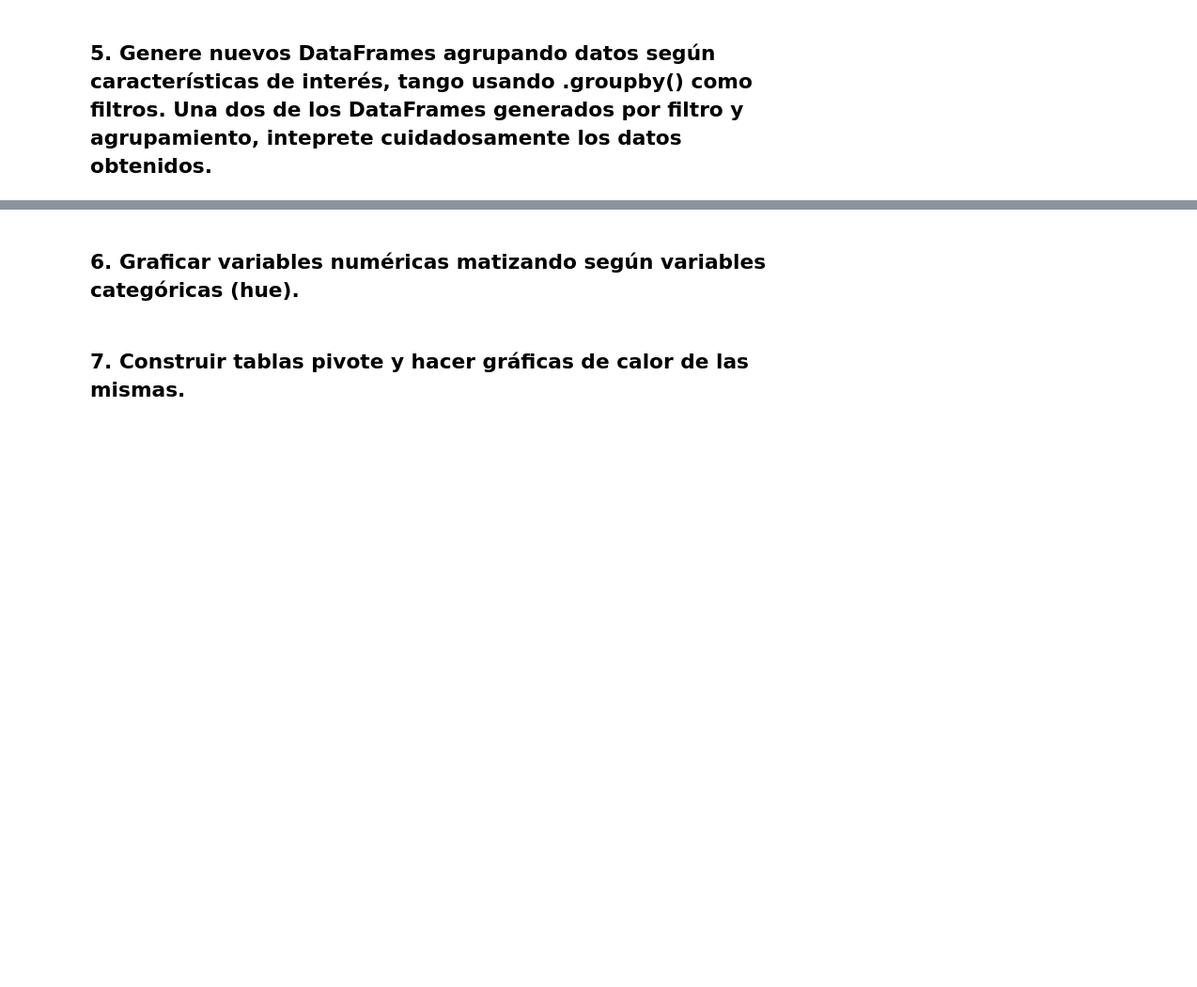
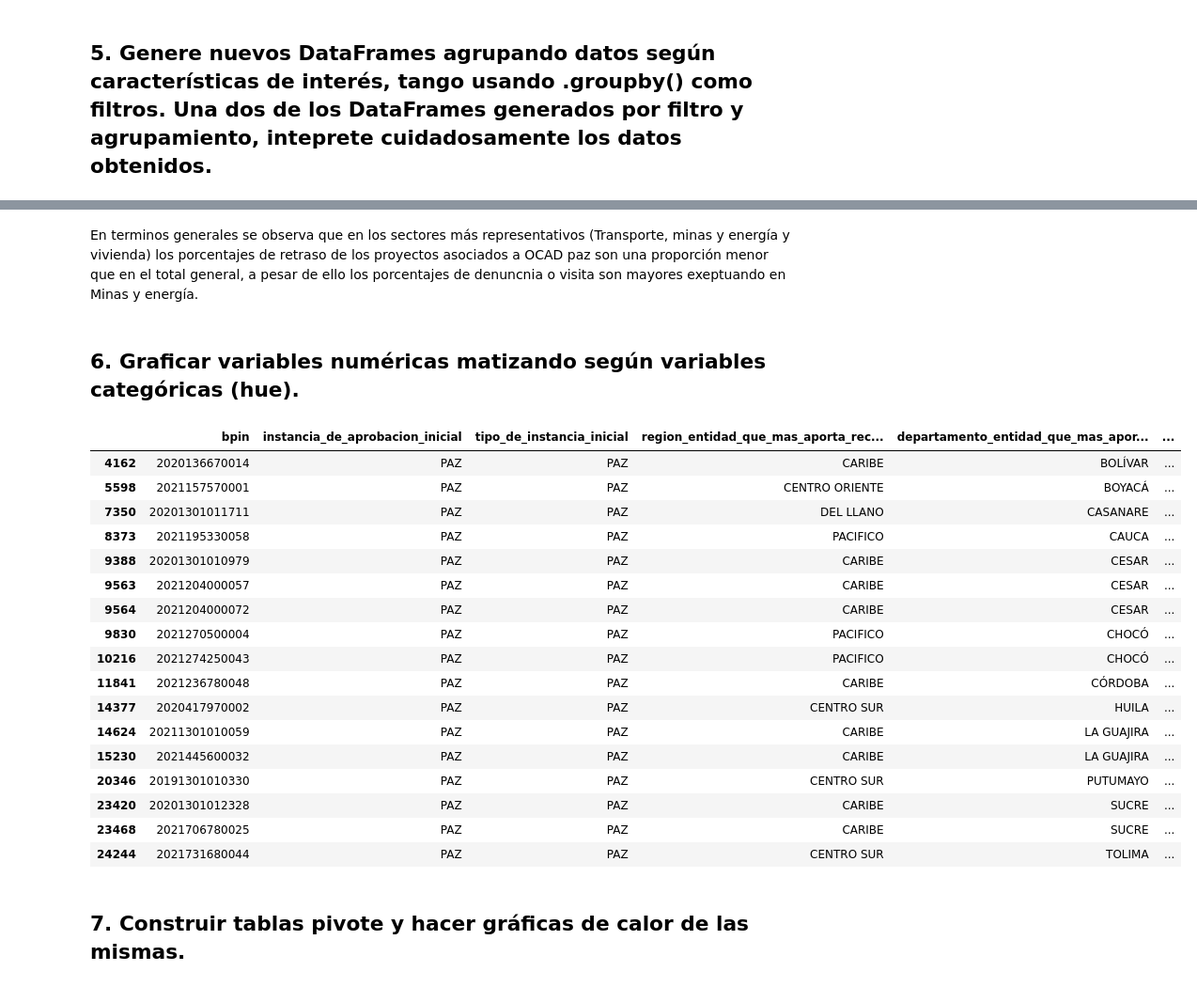
Before and after one commit to caavila96/gesproy23, a Jupyter notebook: Analisis_Gesproy.ipynb, the cells around one changed output, grey strips where cells are left out. Shown at 94% size. Cells and saved outputs as stored; diff of their text form; code cells hidden in the pictures; blank space fills up the shorter version.

```diff
--- a/Analisis_Gesproy.ipynb
+++ b/Analisis_Gesproy.ipynb
@@ -809,2 +973,4 @@ En total 14.042 proyectos se encuentran con algún tipo de retraso siendo el 60.
+# %% [markdown]
+En terminos generales se observa que en los sectores más representativos (Transporte, minas y energía y vivienda) los porcentajes de retraso de los proyectos asociados a OCAD paz son una proporción menor que en el total general, a pesar de ello los porcentajes de denuncnia o visita son mayores exeptuando en Minas y energía.
 # %% [markdown]
 ## 6. Graficar variables numéricas matizando según variables categóricas (hue).
@@ -811,3 +979,24 @@ En total 14.042 proyectos se encuentran con algún tipo de retraso siendo el 60.
+# %%
+gesp_5[gesp_5['instancia_de_aprobacion_inicial'].str.contains('^PAZ')]
+# %% [output]
+|  | bpin | instancia_de_aprobacion_inicial | tipo_de_instancia_inicial | region_entidad_que_mas_aporta_rec... | departamento_entidad_que_mas_apor... | ... |
+| 4162 | 2020136670014 | PAZ | PAZ | CARIBE | BOLÍVAR | ... |
+| 5598 | 2021157570001 | PAZ | PAZ | CENTRO ORIENTE | BOYACÁ | ... |
+| 7350 | 20201301011711 | PAZ | PAZ | DEL LLANO | CASANARE | ... |
+| 8373 | 2021195330058 | PAZ | PAZ | PACIFICO | CAUCA | ... |
+| 9388 | 20201301010979 | PAZ | PAZ | CARIBE | CESAR | ... |
+| 9563 | 2021204000057 | PAZ | PAZ | CARIBE | CESAR | ... |
+| 9564 | 2021204000072 | PAZ | PAZ | CARIBE | CESAR | ... |
+| 9830 | 2021270500004 | PAZ | PAZ | PACIFICO | CHOCÓ | ... |
+| 10216 | 2021274250043 | PAZ | PAZ | PACIFICO | CHOCÓ | ... |
+| 11841 | 2021236780048 | PAZ | PAZ | CARIBE | CÓRDOBA | ... |
+| 14377 | 2020417970002 | PAZ | PAZ | CENTRO SUR | HUILA | ... |
+| 14624 | 20211301010059 | PAZ | PAZ | CARIBE | LA GUAJIRA | ... |
+| 15230 | 2021445600032 | PAZ | PAZ | CARIBE | LA GUAJIRA | ... |
+| 20346 | 20191301010330 | PAZ | PAZ | CENTRO SUR | PUTUMAYO | ... |
+| 23420 | 20201301012328 | PAZ | PAZ | CARIBE | SUCRE | ... |
+| 23468 | 2021706780025 | PAZ | PAZ | CARIBE | SUCRE | ... |
+| 24244 | 2021731680044 | PAZ | PAZ | CENTRO SUR | TOLIMA | ... |
 # %% [markdown]
 ## 7. Construir tablas pivote y hacer gráficas de calor de las mismas.
 # %% [markdown]
```
Also changed, not shown: parts of 15 cells of this notebook.
